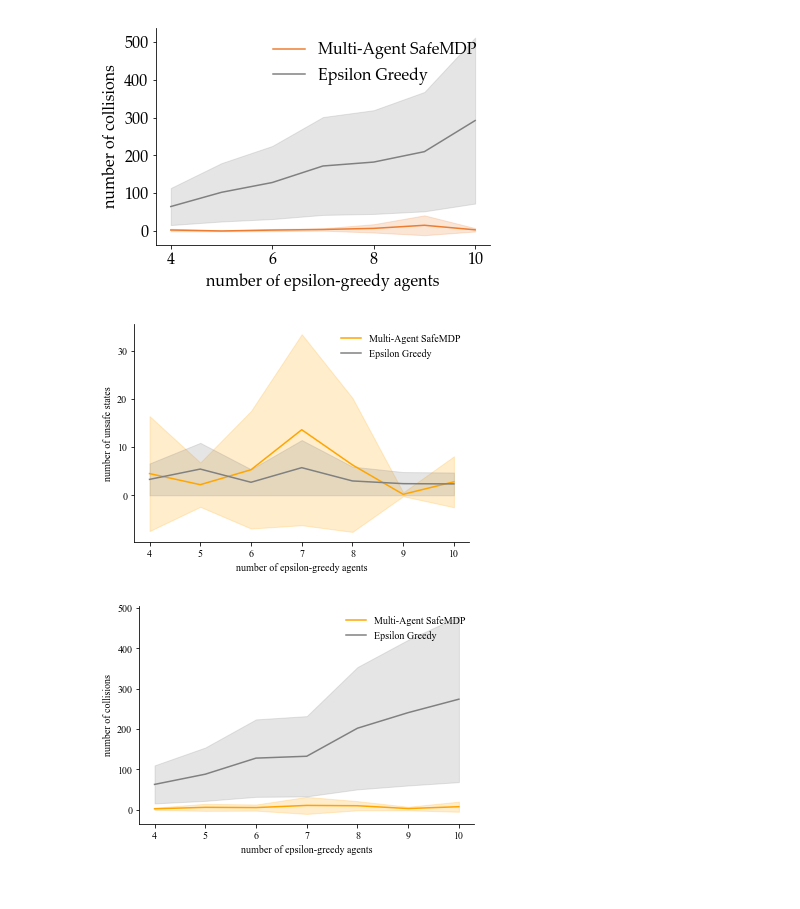
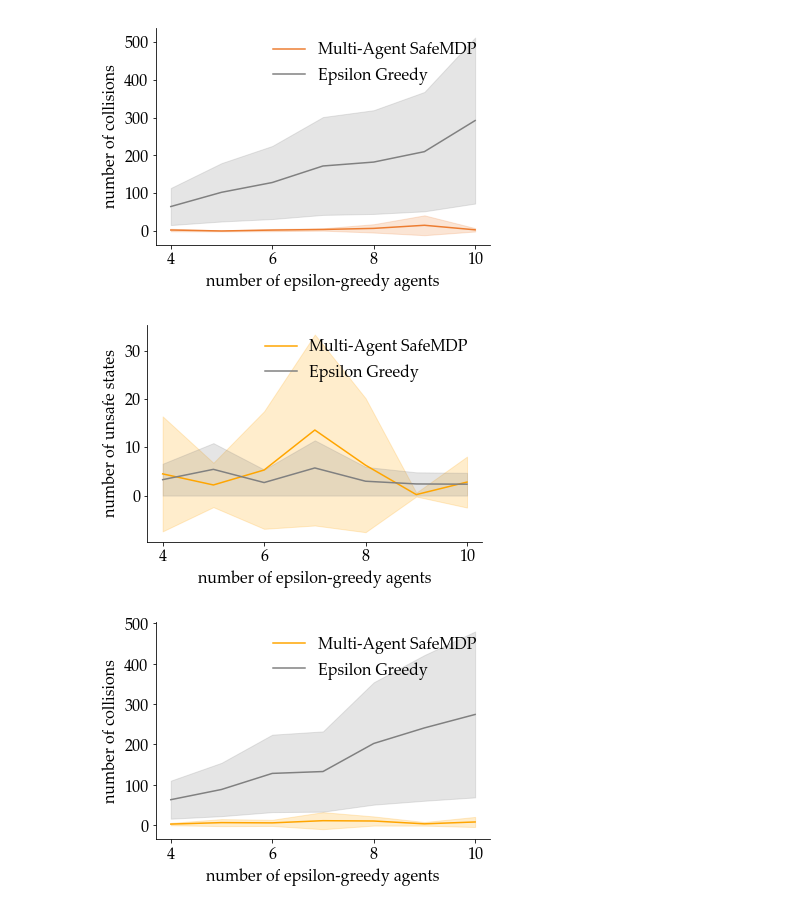
Before and after one commit to BillMatrix/multiagent_safemdp_algorithm, a Jupyter notebook: Plotting.ipynb, the cells around one changed output. Drawn from its saved outputs; the diff is of its cells as text; code cells hidden in the pictures.

```diff
--- a/Plotting.ipynb
+++ b/Plotting.ipynb
@@ -238,7 +238,8 @@ plt.fill_between(
 plt.xlabel('number of epsilon-greedy agents')
 plt.ylabel('number of unsafe states')
 plt.legend(frameon=False)
-plt.rcParams["font.family"] = "Times New Roman"
+plt.rcParams["font.family"] = "Palatino Linotype"
+plt.rcParams["font.size"] = 16
 
 ax = plt.subplot(111)
 
@@ -333,7 +334,7 @@ ax.yaxis.set_ticks_position('left')
 ax.xaxis.set_ticks_position('bottom')
 plt.show()
 # %% [output]
-[figure, old version]
+[figure, new version]
 # %%
 mean_exp3_mult_joint = np.mean(exp3_mult_joint, axis=1)
 std_exp3_mult_joint = np.std(exp3_mult_joint, axis=1)
@@ -345,32 +346,33 @@ plt.plot(x, mean_exp3_mult_joint, '-', color='orange', label='Multi-Agent SafeMD
 plt.plot(x, mean_exp3_eps_joint, '-', color='gray', label='Epsilon Greedy')
 plt.fill_between(
     x,
     mean_exp3_mult_joint - 0.75 * std_exp3_mult_joint,
     mean_exp3_mult_joint + 0.75 * std_exp3_mult_joint,
     color='orange',
     alpha=0.2
 )
 plt.fill_between(
     x,
     mean_exp3_eps_joint - 0.75 * std_exp3_eps_joint,
     mean_exp3_eps_joint + 0.75 * std_exp3_eps_joint,
     color='gray',
     alpha=0.2
 )
 plt.xlabel('number of epsilon-greedy agents')
 plt.ylabel('number of collisions')
 plt.legend(frameon=False)
-plt.rcParams["font.family"] = "Times New Roman"
+plt.rcParams["font.family"] = "Palatino Linotype"
+plt.rcParams["font.size"] = 16
 
 ax = plt.subplot(111)
 
 # Hide the right and top spines
 ax.spines['right'].set_visible(False)
 ax.spines['top'].set_visible(False)
 
 # Only show ticks on the left and bottom spines
 ax.yaxis.set_ticks_position('left')
 ax.xaxis.set_ticks_position('bottom')
 plt.show()
 # %% [output]
-[figure, old version]
+[figure, new version]
```
Also changed, not shown: parts of 3 cells of this notebook, 3 other files.
